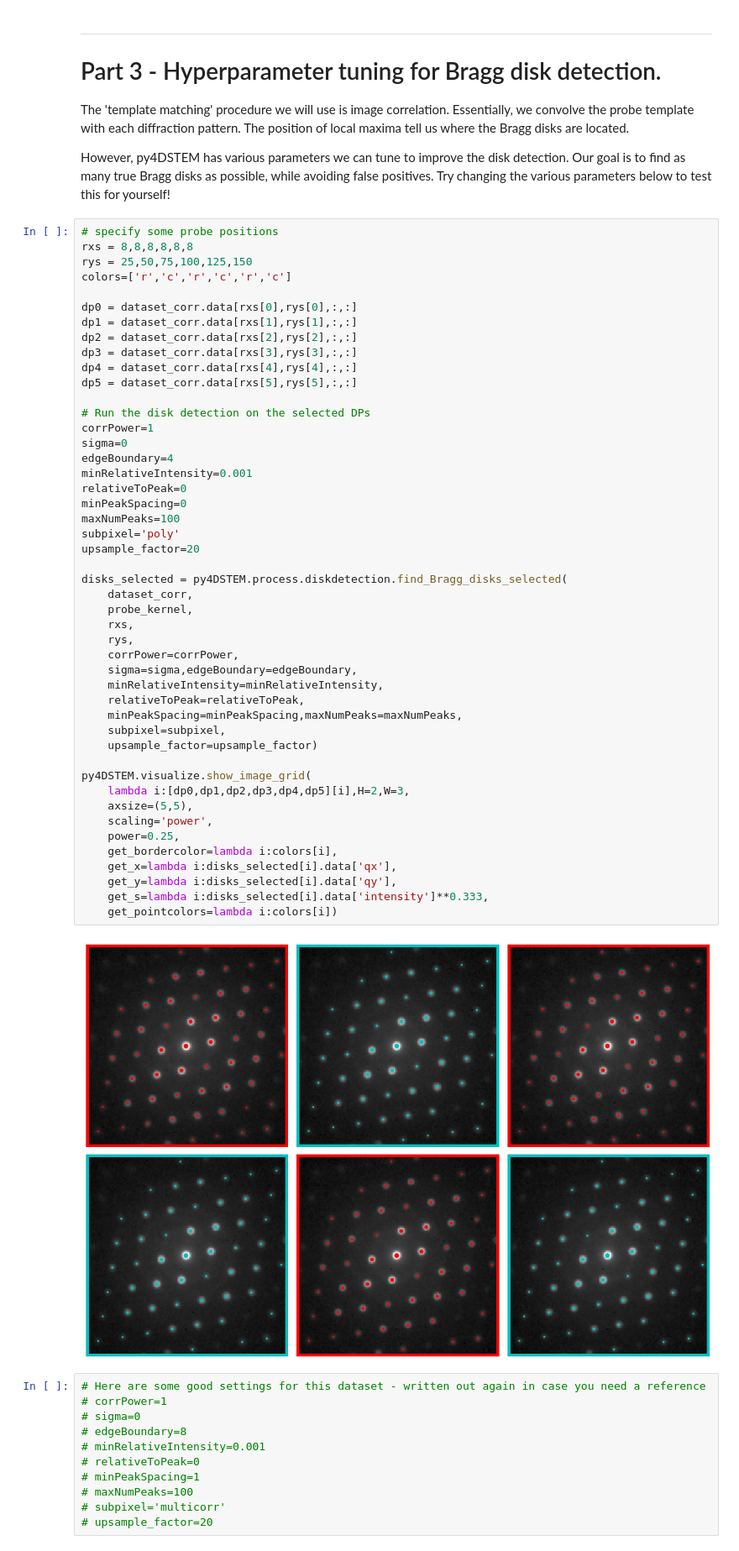
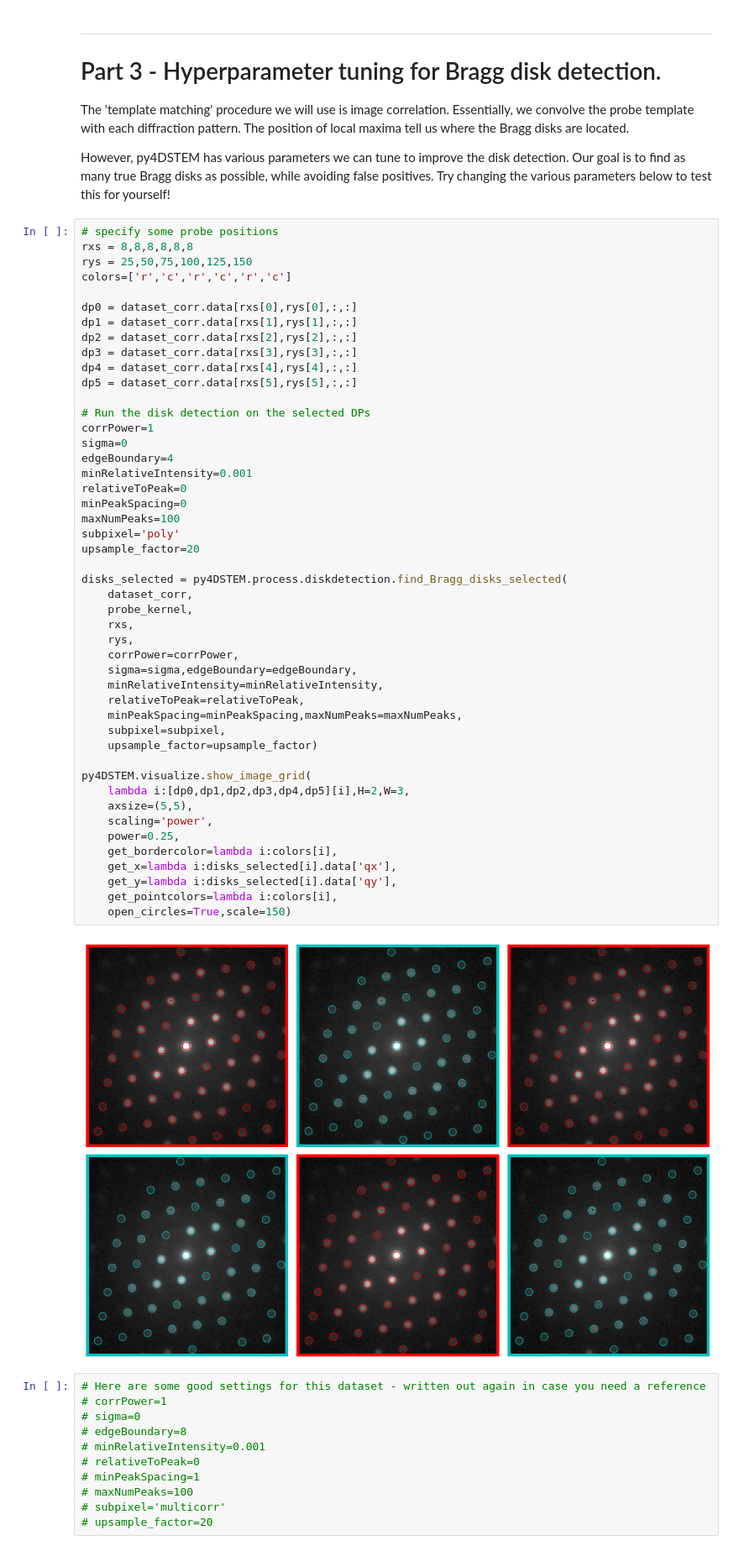
Before and after one commit to py4dstem/py4DSTEM_tutorials, a Jupyter notebook: strain_crystalline/strain_simple_quantum_well.ipynb, the cells around one changed output. Shown at 84% size. Drawn from its saved outputs; the diff is of its cells as text.

```diff
--- a/strain_crystalline/strain_simple_quantum_well.ipynb
+++ b/strain_crystalline/strain_simple_quantum_well.ipynb
@@ -300,36 +300,36 @@ sigma=0
 edgeBoundary=4
 minRelativeIntensity=0.001
 relativeToPeak=0
 minPeakSpacing=0
 maxNumPeaks=100
 subpixel='poly'
 upsample_factor=20
 
 disks_selected = py4DSTEM.process.diskdetection.find_Bragg_disks_selected(
     dataset_corr,
     probe_kernel,
     rxs,
     rys,
     corrPower=corrPower,
     sigma=sigma,edgeBoundary=edgeBoundary,
     minRelativeIntensity=minRelativeIntensity,
     relativeToPeak=relativeToPeak,
     minPeakSpacing=minPeakSpacing,maxNumPeaks=maxNumPeaks,
     subpixel=subpixel,
     upsample_factor=upsample_factor)
 
 py4DSTEM.visualize.show_image_grid(
     lambda i:[dp0,dp1,dp2,dp3,dp4,dp5][i],H=2,W=3,
     axsize=(5,5),
     scaling='power',
     power=0.25,
     get_bordercolor=lambda i:colors[i],
     get_x=lambda i:disks_selected[i].data['qx'],
     get_y=lambda i:disks_selected[i].data['qy'],
-    get_s=lambda i:disks_selected[i].data['intensity']**0.333,
-    get_pointcolors=lambda i:colors[i])
+    get_pointcolors=lambda i:colors[i],
+    open_circles=True,scale=150)
 # %% [output]
-[figure, old version]
+[figure, new version]
 # %%
 # Here are some good settings for this dataset - written out again in case you need a reference
 # corrPower=1
```
Also changed, not shown: parts of 8 cells of this notebook.
